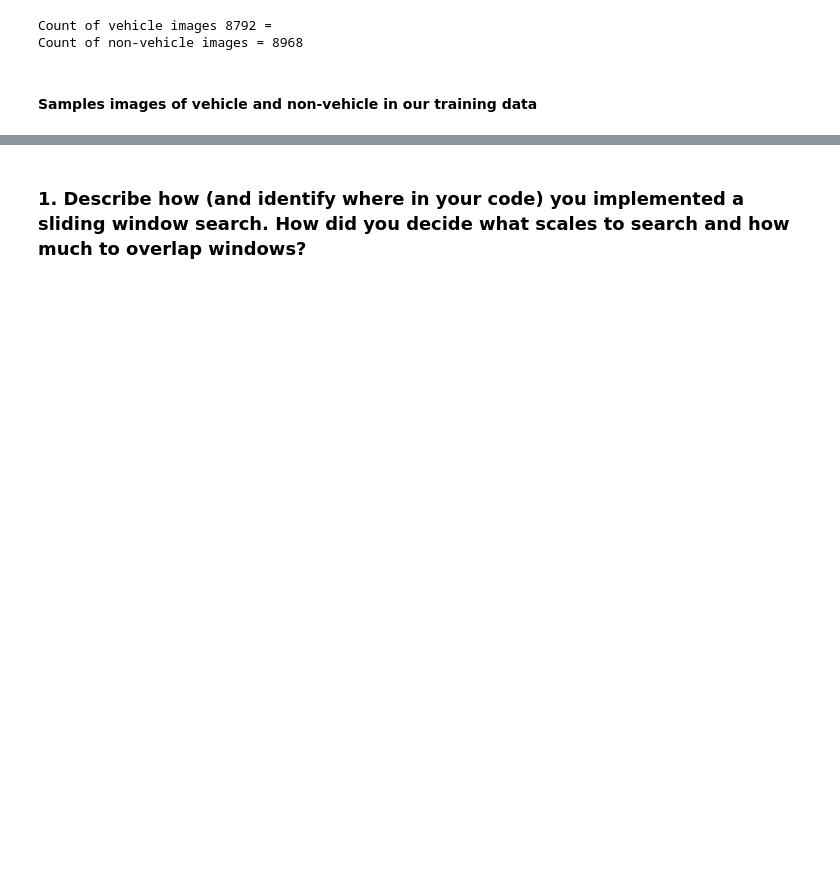
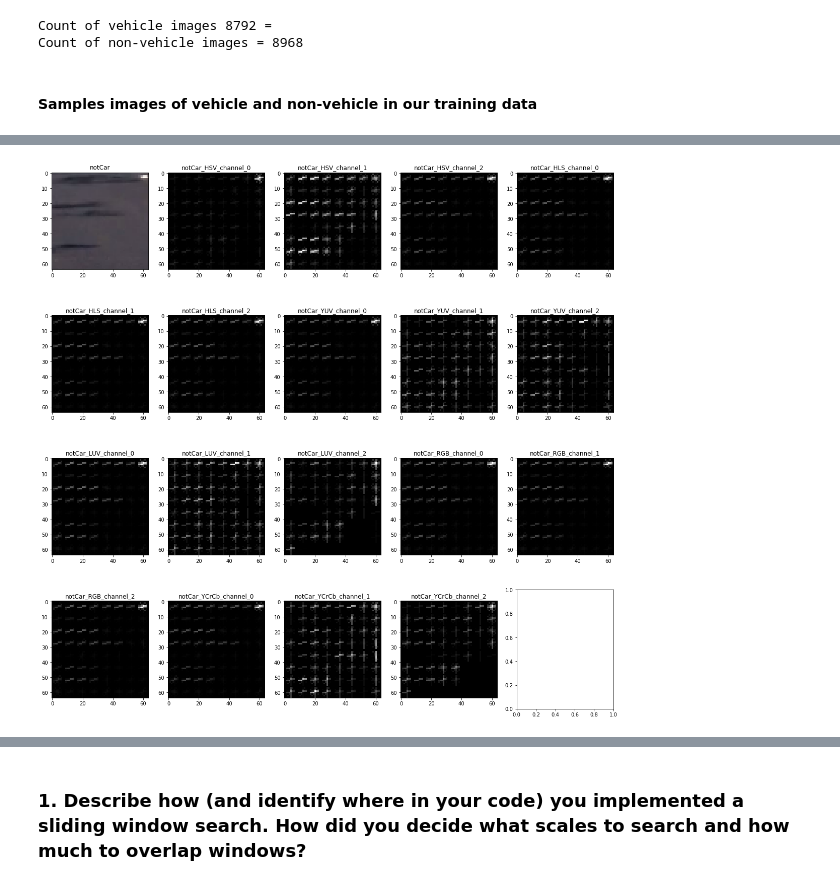
Before and after one commit to rajkuma2011/CarND-Vehicle-Detection, a Jupyter notebook: Vehicle_Detection.ipynb, the cells around one changed output, grey strips where cells are left out. Drawn from its saved outputs; the diff is of its cells as text; code cells hidden in the pictures; blank space fills up the shorter version.

```diff
--- a/Vehicle_Detection.ipynb
+++ b/Vehicle_Detection.ipynb
@@ -229,0 +196,12 @@ def Parameter_selection_Accuracy(car_imgs, notcar_images):
+# %%
+hog_imgs, titles = get_all_hog_imgs_comb(notcar_img, feature_params, "notCar")
+fig, axis = plt.subplots(4,5, figsize=(20,20))
+k = 0
+for i in range(4):
+    for j in range(5):
+        if (k >= len(titles)):
+            continue
+        axis[i,j].imshow(hog_imgs[k], 'gray')
+        axis[i,j].set_title(titles[k])
+        k += 1
+# %% [output]
@@ -229,0 +210 @@ def Parameter_selection_Accuracy(car_imgs, notcar_images):
+[figure, added]
```
Also changed, not shown: parts of 70 cells of this notebook.
